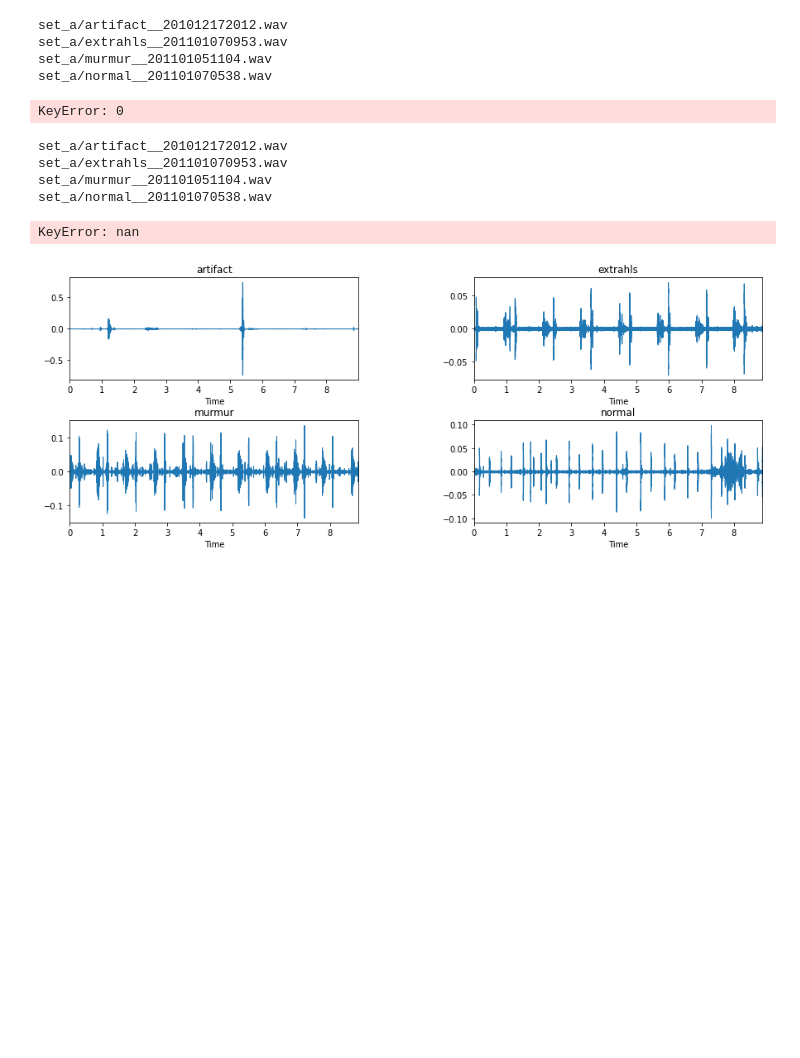
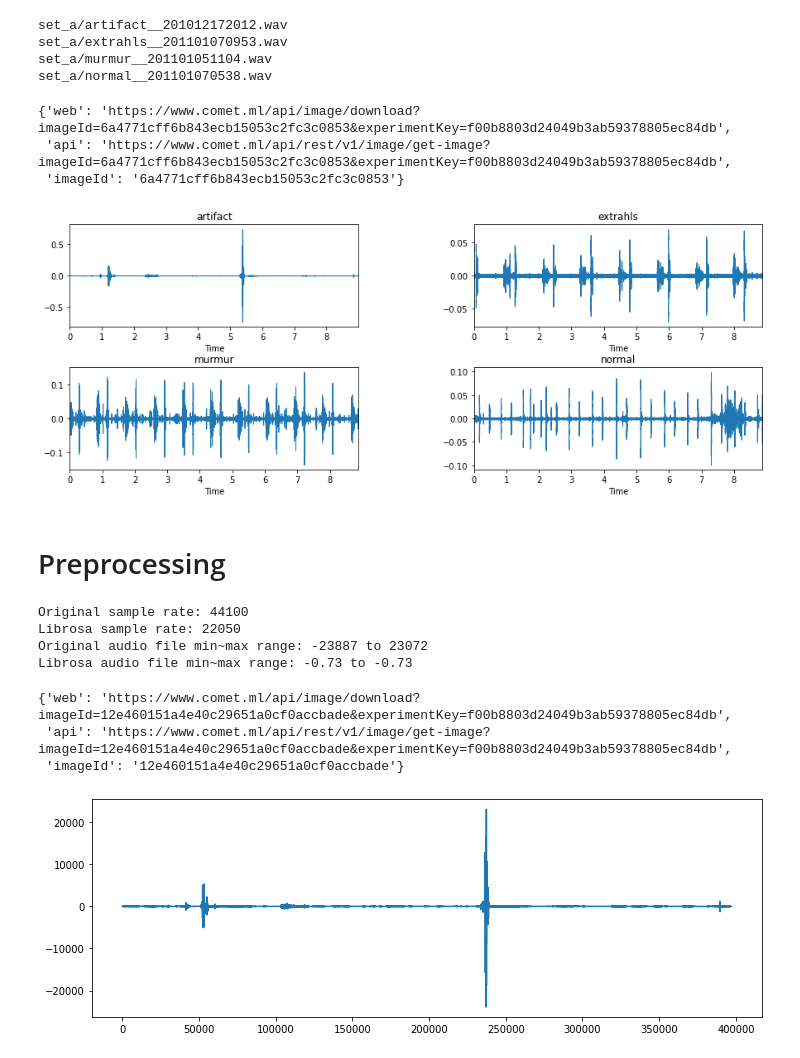
Before and after one commit to blackmountainb/taad-project, a Jupyter notebook: Projeto_SetA.ipynb, the cells around one changed output. Cells and saved outputs as stored; diff of their text form; code cells hidden in the pictures; blank space fills up the shorter version.

Commit message:
Preprocessing added
Added more code to obtain the mel scale coefficients. I also commented previous code used to load the dataset.

```diff
--- a/Projeto_SetA.ipynb
+++ b/Projeto_SetA.ipynb
@@ -54,30 +58,41 @@ labels = list(df['label'].unique())
 # %%
 # grabs a single audio file from each class
 files = dict()
+datasetSize = 1
+
+#Iteration over the labels and
+
 for i in range(len(labels)):
-    tmp = df[df['label'] == labels[i]][:1].reset_index()
+
+    #if the dataset contains itens with  the iterated label
+    labelBoolean = (df['label'] == labels[i])
+    #pick those items and make a new dataFrame with a spefic size
+    dfItem = df[labelBoolean][:datasetSize]
+    #reset the index to for easier selection
+    tmp = dfItem.reset_index()
+    #string with the directory
     path = '{}'.format(tmp['fname'][0])
-    print (path) #[0] was taken off, error in range
+    #print (path) #[0] was taken off, error in range
+    #save the string to the dictionary
     files[labels[i]] = path
-# %% [output]
-set_a/artifact__201012172012.wav
-set_a/extrahls__201101070953.wav
-set_a/murmur__201101051104.wav
-set_a/normal__201101070538.wav
-KeyError: 0
 # %%
 # To plot the waveforms, using librosa's display.waveplot function:
 
 fig = plt.figure(figsize=(15,15))
 #experiment.log_image('label_examples.png')
 fig.subplots_adjust(hspace = 0.4, wspace = 0.4)
+
+
 for i, lab in enumerate(labels):
+    # i = index
+    # lab = name of the label at current index
     fn = files[lab]
     print(fn)
     fig.add_subplot(5,2,1+i)
     plt.title(lab)
     data, sample_rate = librosa.load(fn)
     librosa.display.waveplot(data, sr = sample_rate)
+
 plt.savefig('label_examples.png')
 
 # Log graphic of waveforms to comet:
@@ -87,5 +102,7 @@ set_a/artifact__201012172012.wav
 set_a/extrahls__201101070953.wav
 set_a/murmur__201101051104.wav
 set_a/normal__201101070538.wav
-KeyError: nan
+{'web': 'https://www.comet.ml/api/image/download?imageId=6a4771cff6b843ecb15053c2fc3c0853&experimentKey=f00b8803d24049b3ab59378805ec84db',
+ 'api': 'https://www.comet.ml/api/rest/v1/image/get-image?imageId=6a4771cff6b843ecb15053c2fc3c0853&experimentKey=f00b8803d24049b3ab59378805ec84db',
+ 'imageId': '6a4771cff6b843ecb15053c2fc3c0853'}
 [figure]
@@ -98,0 +116,27 @@ KeyError: nan
+# %% [markdown]
+# Preprocessing
+# %%
+fn = files["artifact"]
+librosa_audio, librosa_sample_rate = librosa.load(fn)
+scipy_sample_rate, scipy_audio = wav.read(fn)
+
+print("Original sample rate: {}".format(scipy_sample_rate))
+print("Librosa sample rate: {}".format(librosa_sample_rate))
+
+print('Original audio file min~max range: {} to {}'.format(np.min(scipy_audio), np.max(scipy_audio)))
+print('Librosa audio file min~max range: {0:.2f} to {0:.2f}'.format(np.min(librosa_audio), np.max(librosa_audio)))
+# %% [output]
+Original sample rate: 44100
+Librosa sample rate: 22050
+Original audio file min~max range: -23887 to 23072
+Librosa audio file min~max range: -0.73 to -0.73
+# %%
+plt.figure(figsize=(12, 4))
+plt.plot(scipy_audio)
+plt.savefig('original_audio.png')
+experiment.log_image('original_audio.png')
+# %% [output]
+{'web': 'https://www.comet.ml/api/image/download?imageId=12e460151a4e40c29651a0cf0accbade&experimentKey=f00b8803d24049b3ab59378805ec84db',
+ 'api': 'https://www.comet.ml/api/rest/v1/image/get-image?imageId=12e460151a4e40c29651a0cf0accbade&experimentKey=f00b8803d24049b3ab59378805ec84db',
+ 'imageId': '12e460151a4e40c29651a0cf0accbade'}
+[figure, added]
```
Also changed, not shown: parts of 12 cells of this notebook, 4 other files.
